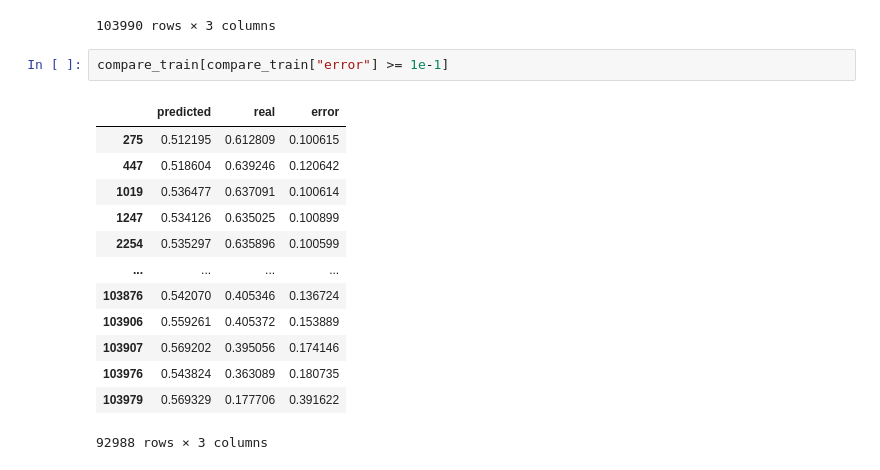
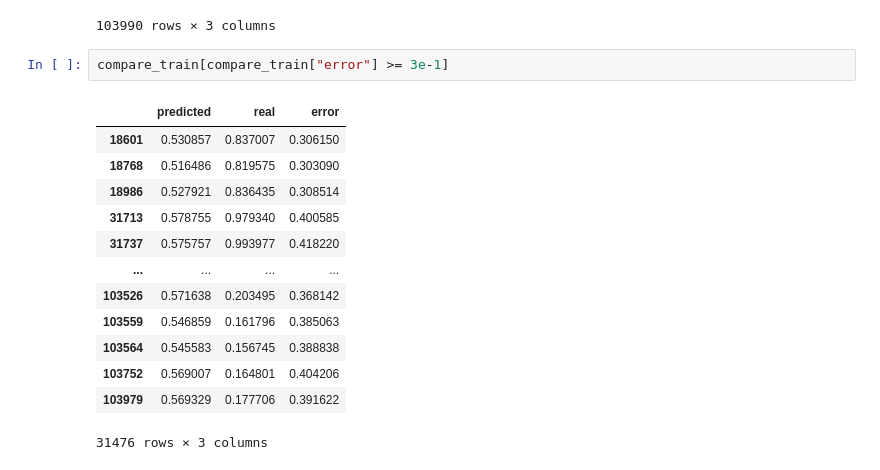
Before and after one commit to Bangkit-Capstone-C23-PS338/modul-ML, a Jupyter notebook: recommender/Recommender-MAL-categorized_price.ipynb, the cells around one changed output. Drawn from its saved outputs; the diff is of its cells as text.

Commit message:
Better logging and added error analysis code

```diff
--- a/recommender/Recommender-MAL-test.ipynb
+++ b/recommender/Recommender-MAL-categorized_price.ipynb
@@ -703,18 +703,18 @@ compare_train
 | 103989 | 0.559729 | 0.543299 | 0.016431 |
 103990 rows × 3 columns
 # %%
-compare_train[compare_train["error"] >= 1e-1]
+compare_train[compare_train["error"] >= 3e-1]
 # %% [output]
 |  | predicted | real | error |
-| 275 | 0.512195 | 0.612809 | 0.100615 |
-| 447 | 0.518604 | 0.639246 | 0.120642 |
-| 1019 | 0.536477 | 0.637091 | 0.100614 |
-| 1247 | 0.534126 | 0.635025 | 0.100899 |
-| 2254 | 0.535297 | 0.635896 | 0.100599 |
+| 18601 | 0.530857 | 0.837007 | 0.306150 |
+| 18768 | 0.516486 | 0.819575 | 0.303090 |
+| 18986 | 0.527921 | 0.836435 | 0.308514 |
+| 31713 | 0.578755 | 0.979340 | 0.400585 |
+| 31737 | 0.575757 | 0.993977 | 0.418220 |
 | ... | ... | ... | ... |
-| 103876 | 0.542070 | 0.405346 | 0.136724 |
-| 103906 | 0.559261 | 0.405372 | 0.153889 |
-| 103907 | 0.569202 | 0.395056 | 0.174146 |
-| 103976 | 0.543824 | 0.363089 | 0.180735 |
+| 103526 | 0.571638 | 0.203495 | 0.368142 |
+| 103559 | 0.546859 | 0.161796 | 0.385063 |
+| 103564 | 0.545583 | 0.156745 | 0.388838 |
+| 103752 | 0.569007 | 0.164801 | 0.404206 |
 | 103979 | 0.569329 | 0.177706 | 0.391622 |
-92988 rows × 3 columns
+31476 rows × 3 columns
```
Also changed, not shown: 29 other files.
